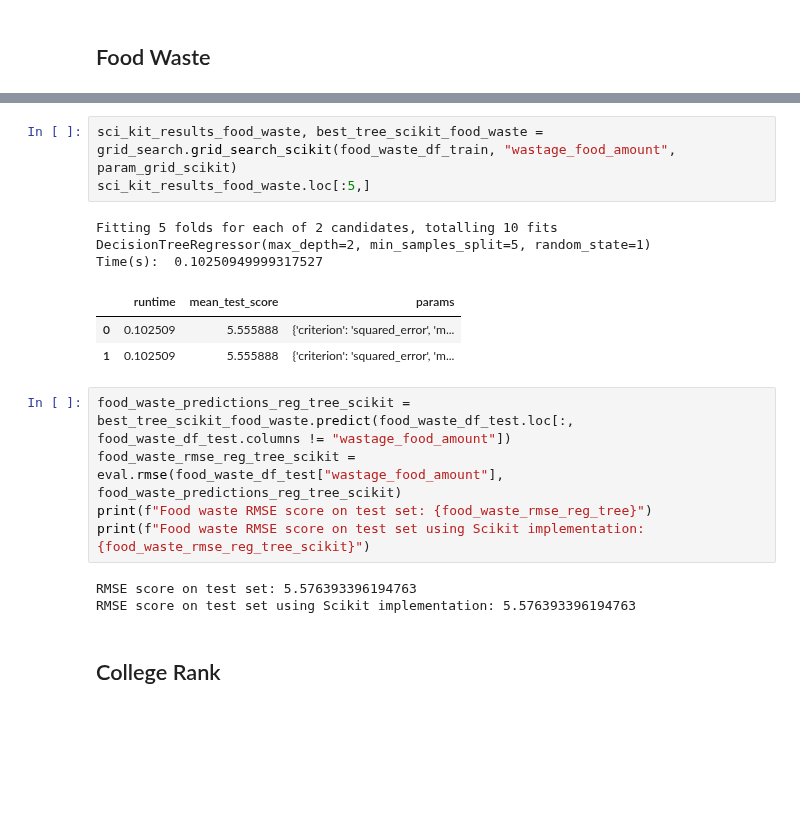
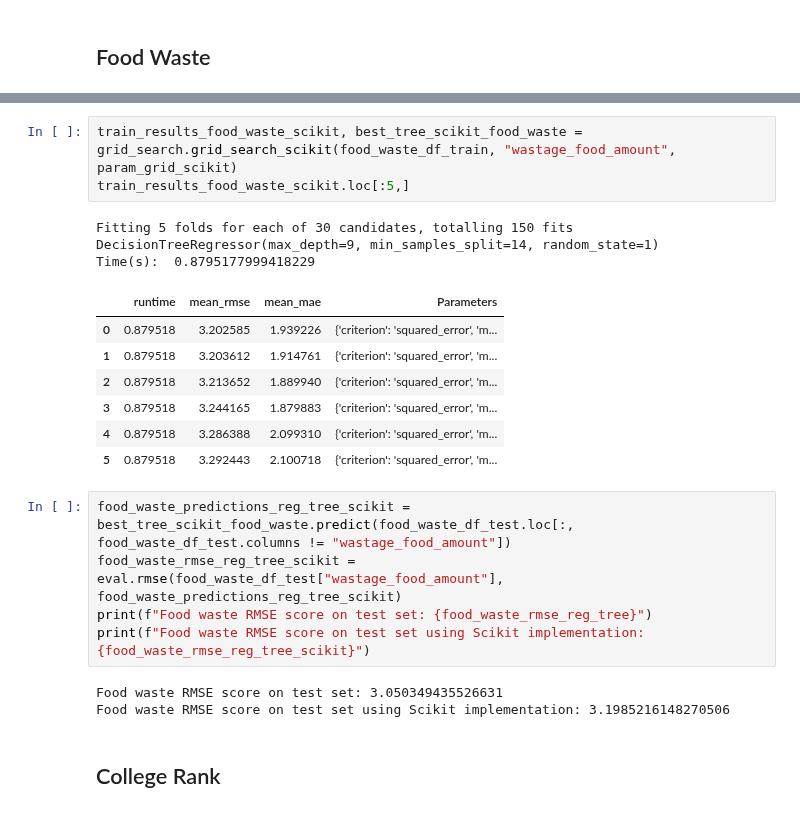
Before and after one commit to Esaiasson/Machine_learning_WS_2025, a Jupyter notebook: A2/final_results.ipynb, the cells around one changed output, grey strips where cells are left out. Saved outputs shown, nothing was run; the diff lists cells and outputs as text; blank space fills up the shorter version.

```diff
--- a/A2/final_results.ipynb
+++ b/A2/final_results.ipynb
@@ -86,21 +93,25 @@ RMSE score on test set: 5.576393396194763
 # %%
-sci_kit_results_food_waste, best_tree_scikit_food_waste = grid_search.grid_search_scikit(food_waste_df_train, "wastage_food_amount", param_grid_scikit)
-sci_kit_results_food_waste.loc[:5,]
+train_results_food_waste_scikit, best_tree_scikit_food_waste = grid_search.grid_search_scikit(food_waste_df_train, "wastage_food_amount", param_grid_scikit)
+train_results_food_waste_scikit.loc[:5,]
 # %% [output]
-Fitting 5 folds for each of 2 candidates, totalling 10 fits
-DecisionTreeRegressor(max_depth=2, min_samples_split=5, random_state=1)
-Time(s):  0.10250949999317527
+Fitting 5 folds for each of 30 candidates, totalling 150 fits
+DecisionTreeRegressor(max_depth=9, min_samples_split=14, random_state=1)
+Time(s):  0.8795177999418229
-|  | runtime | mean_test_score | params |
-| 0 | 0.102509 | 5.555888 | {'criterion': 'squared_error', 'm... |
-| 1 | 0.102509 | 5.555888 | {'criterion': 'squared_error', 'm... |
+|  | runtime | mean_rmse | mean_mae | Parameters |
+| 0 | 0.879518 | 3.202585 | 1.939226 | {'criterion': 'squared_error', 'm... |
+| 1 | 0.879518 | 3.203612 | 1.914761 | {'criterion': 'squared_error', 'm... |
+| 2 | 0.879518 | 3.213652 | 1.889940 | {'criterion': 'squared_error', 'm... |
+| 3 | 0.879518 | 3.244165 | 1.879883 | {'criterion': 'squared_error', 'm... |
+| 4 | 0.879518 | 3.286388 | 2.099310 | {'criterion': 'squared_error', 'm... |
+| 5 | 0.879518 | 3.292443 | 2.100718 | {'criterion': 'squared_error', 'm... |
 # %%
 food_waste_predictions_reg_tree_scikit = best_tree_scikit_food_waste.predict(food_waste_df_test.loc[:, food_waste_df_test.columns != "wastage_food_amount"])
 food_waste_rmse_reg_tree_scikit = eval.rmse(food_waste_df_test["wastage_food_amount"], food_waste_predictions_reg_tree_scikit)
 print(f"Food waste RMSE score on test set: {food_waste_rmse_reg_tree}")
 print(f"Food waste RMSE score on test set using Scikit implementation: {food_waste_rmse_reg_tree_scikit}")
 # %% [output]
-RMSE score on test set: 5.576393396194763
-RMSE score on test set using Scikit implementation: 5.576393396194763
+Food waste RMSE score on test set: 3.050349435526631
+Food waste RMSE score on test set using Scikit implementation: 3.1985216148270506
 # %% [markdown]
 ## College Rank
 # %% [markdown]
```
Also changed, not shown: parts of 10 cells of this notebook, 2 other files.
